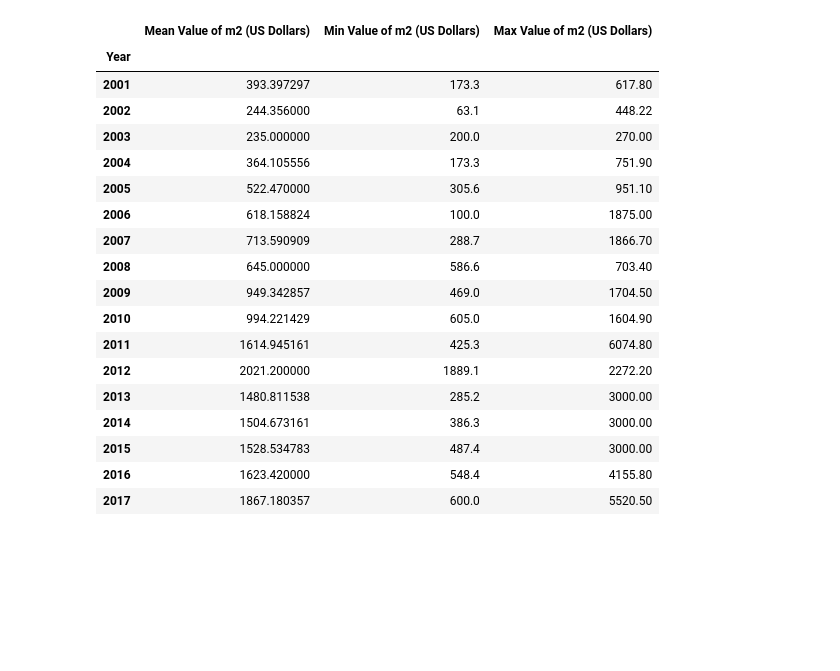
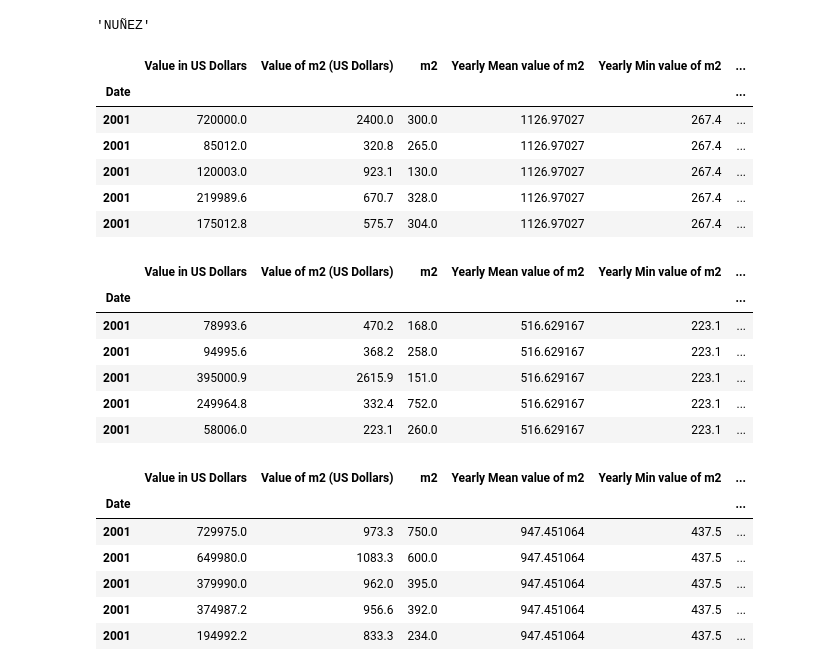
Before and after one commit to jasonfredriksson/PropertiesAnalysisBuenosAires, a Jupyter notebook: Assignment 4.ipynb, the cells around one changed output. Cells and saved outputs as stored; diff of their text form; code cells hidden in the pictures; blank space fills up the shorter version.

```diff
--- a/Assignment 4.ipynb
+++ b/Assignment 4.ipynb
@@ -323,22 +171,17 @@ df.tail()
-# %%
-yearly_stats
-# %% [output]
-|  | Mean Value of m2 (US Dollars) | Min Value of m2 (US Dollars) | Max Value of m2 (US Dollars) |
-| Year |  |  |  |
-| 2001 | 393.397297 | 173.3 | 617.80 |
-| 2002 | 244.356000 | 63.1 | 448.22 |
-| 2003 | 235.000000 | 200.0 | 270.00 |
-| 2004 | 364.105556 | 173.3 | 751.90 |
-| 2005 | 522.470000 | 305.6 | 951.10 |
-| 2006 | 618.158824 | 100.0 | 1875.00 |
-| 2007 | 713.590909 | 288.7 | 1866.70 |
-| 2008 | 645.000000 | 586.6 | 703.40 |
-| 2009 | 949.342857 | 469.0 | 1704.50 |
-| 2010 | 994.221429 | 605.0 | 1604.90 |
-| 2011 | 1614.945161 | 425.3 | 6074.80 |
-| 2012 | 2021.200000 | 1889.1 | 2272.20 |
-| 2013 | 1480.811538 | 285.2 | 3000.00 |
-| 2014 | 1504.673161 | 386.3 | 3000.00 |
-| 2015 | 1528.534783 | 487.4 | 3000.00 |
-| 2016 | 1623.420000 | 548.4 | 4155.80 |
-| 2017 | 1867.180357 | 600.0 | 5520.50 |
+# %%
+barrios = ['PALERMO', 'BELGRANO', 'NUÑEZ', 'VILLA ORTUZAR', 'BALVANERA',
+       'SAN CRISTOBAL', 'VILLA CRESPO', 'VILLA GENERAL MITRE', 'FLORESTA',
+       'PARQUE CHACABUCO', 'PARQUE AVELLANEDA', 'CABALLITO', 'ALMAGRO',
+       'POMPEYA', 'VILLA URQUIZA', 'SAAVEDRA', 'VILLA PUEYRREDON',
+       'VILLA LURO', 'MATADEROS', 'FLORES', 'VERSAILLES', 'LINIERS',
+       'VELEZ SARFIELD', 'VILLA DEVOTO', 'BOCA', 'AGRONOMIA', 'CHACARITA',
+       'PATERNAL', 'COLEGIALES', 'VILLA DEL PARQUE', 'VILLA LUGANO',
+       'VILLA SANTA RITA', 'BARRACAS', 'MONTE CASTRO', 'VILLA RIACHUELO',
+       'RETIRO', 'MONTSERRAT', 'VILLA SOLDATI', 'CONSTITUCION', 'BOEDO',
+       'PARQUE PATRICIOS', 'SAN TELMO', 'COGHLAN', 'SAN NICOLAS',
+       'RECOLETA', 'VILLA REAL', 'NUEVA POMPEYA', 'PARQUE CHAS',
+       'PUERTO MADERO']
+
+barrios[2]
+# %% [output]
+'NUÑEZ'
@@ -344,0 +215,32 @@ yearly_stats
+# %%
+palermo.head()
+# %% [output]
+|  | Value in US Dollars | Value of m2 (US Dollars) | m2 | Yearly Mean value of m2 | Yearly Min value of m2 | ... |
+| Date |  |  |  |  |  | ... |
+| 2001 | 720000.0 | 2400.0 | 300.0 | 1126.97027 | 267.4 | ... |
+| 2001 | 85012.0 | 320.8 | 265.0 | 1126.97027 | 267.4 | ... |
+| 2001 | 120003.0 | 923.1 | 130.0 | 1126.97027 | 267.4 | ... |
+| 2001 | 219989.6 | 670.7 | 328.0 | 1126.97027 | 267.4 | ... |
+| 2001 | 175012.8 | 575.7 | 304.0 | 1126.97027 | 267.4 | ... |
+# %%
+agronomia = barrio(df, 'AGRONOMIA')
+agronomia.head()
+# %% [output]
+|  | Value in US Dollars | Value of m2 (US Dollars) | m2 | Yearly Mean value of m2 | Yearly Min value of m2 | ... |
+| Date |  |  |  |  |  | ... |
+| 2001 | 78993.6 | 470.2 | 168.0 | 516.629167 | 223.1 | ... |
+| 2001 | 94995.6 | 368.2 | 258.0 | 516.629167 | 223.1 | ... |
+| 2001 | 395000.9 | 2615.9 | 151.0 | 516.629167 | 223.1 | ... |
+| 2001 | 249964.8 | 332.4 | 752.0 | 516.629167 | 223.1 | ... |
+| 2001 | 58006.0 | 223.1 | 260.0 | 516.629167 | 223.1 | ... |
+# %%
+belgrano = barrio(df, 'BELGRANO')
+belgrano.head()
+# %% [output]
+|  | Value in US Dollars | Value of m2 (US Dollars) | m2 | Yearly Mean value of m2 | Yearly Min value of m2 | ... |
+| Date |  |  |  |  |  | ... |
+| 2001 | 729975.0 | 973.3 | 750.0 | 947.451064 | 437.5 | ... |
+| 2001 | 649980.0 | 1083.3 | 600.0 | 947.451064 | 437.5 | ... |
+| 2001 | 379990.0 | 962.0 | 395.0 | 947.451064 | 437.5 | ... |
+| 2001 | 374987.2 | 956.6 | 392.0 | 947.451064 | 437.5 | ... |
+| 2001 | 194992.2 | 833.3 | 234.0 | 947.451064 | 437.5 | ... |
```
Also changed, not shown: parts of 19 cells of this notebook.
